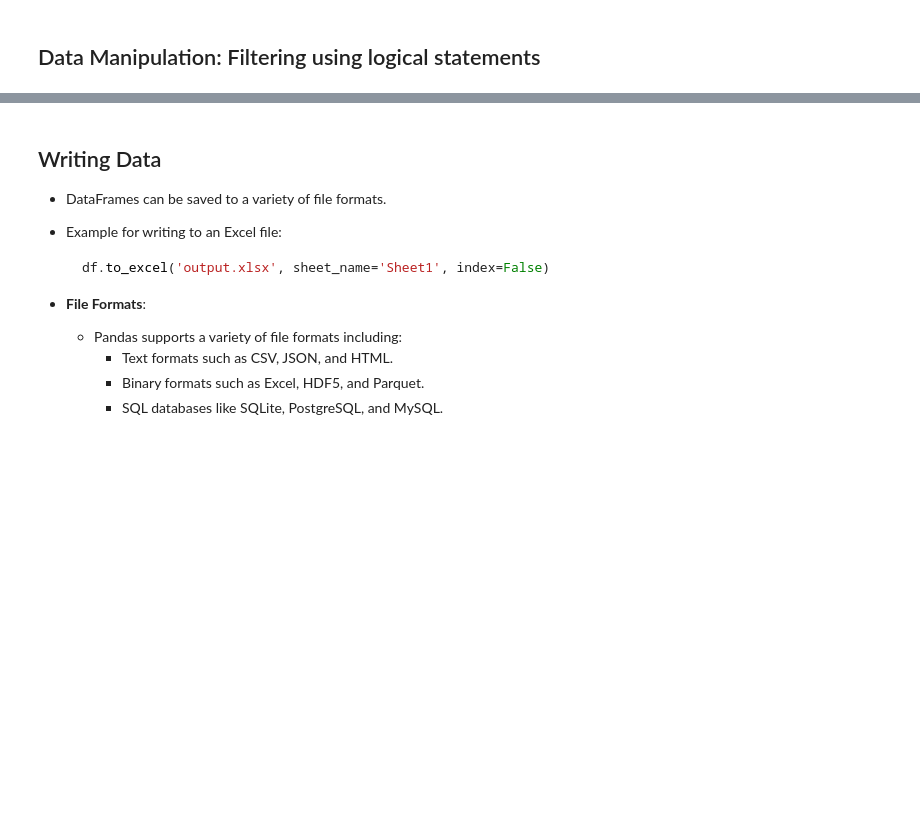
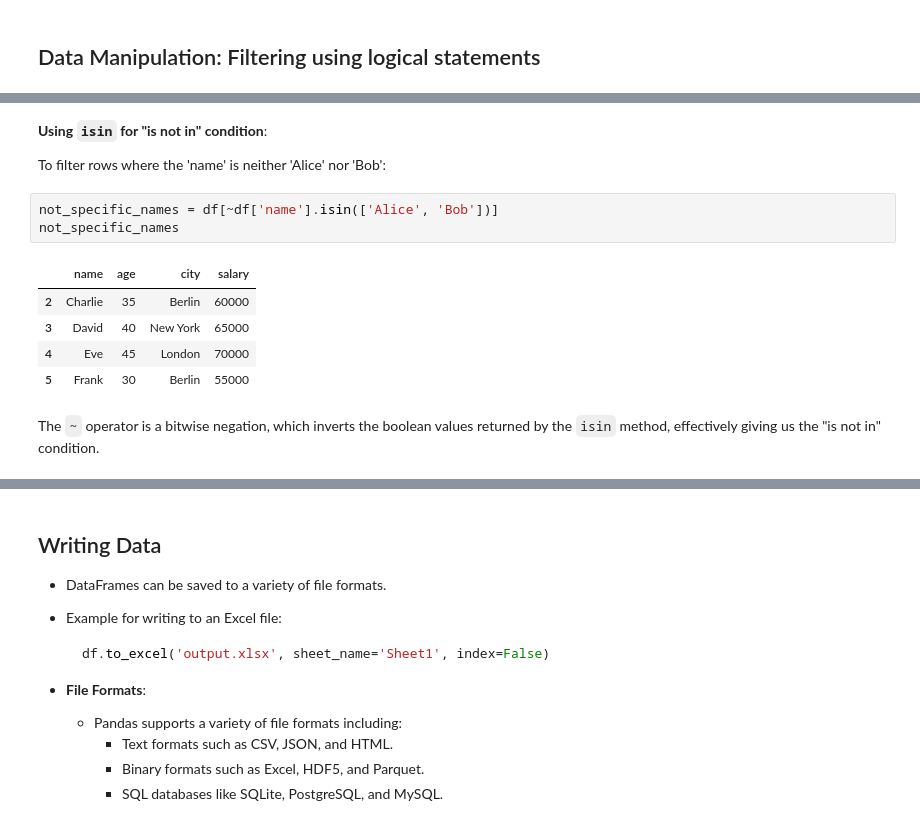
Before and after one commit to jancgreyling/AE_Python, a Jupyter notebook: lectures/Lecture_2.ipynb, the cells around one changed output, grey strips where cells are left out. Cells and saved outputs as stored; diff of their text form; blank space fills up the shorter version.

```diff
--- a/lectures/Lecture_2.ipynb
+++ b/lectures/Lecture_2.ipynb
@@ -371,0 +439,17 @@ Set age to 40 for the person named 'Alice':
+# %% [markdown]
+**Using `isin` for "is not in" condition**:
+
+   To filter rows where the 'name' is neither 'Alice' nor 'Bob':
+# %%
+not_specific_names = df[~df['name'].isin(['Alice', 'Bob'])]
+not_specific_names
+# %% [output]
+|  | name | age | city | salary |
+| 2 | Charlie | 35 | Berlin | 60000 |
+| 3 | David | 40 | New York | 65000 |
+| 4 | Eve | 45 | London | 70000 |
+| 5 | Frank | 30 | Berlin | 55000 |
+# %% [markdown]
+
+
+   The `~` operator is a bitwise negation, which inverts the boolean values returned by the `isin` method, effectively giving us the "is not in" condition.
```
Also changed, not shown: parts of 69 cells of this notebook, 1 other file.
